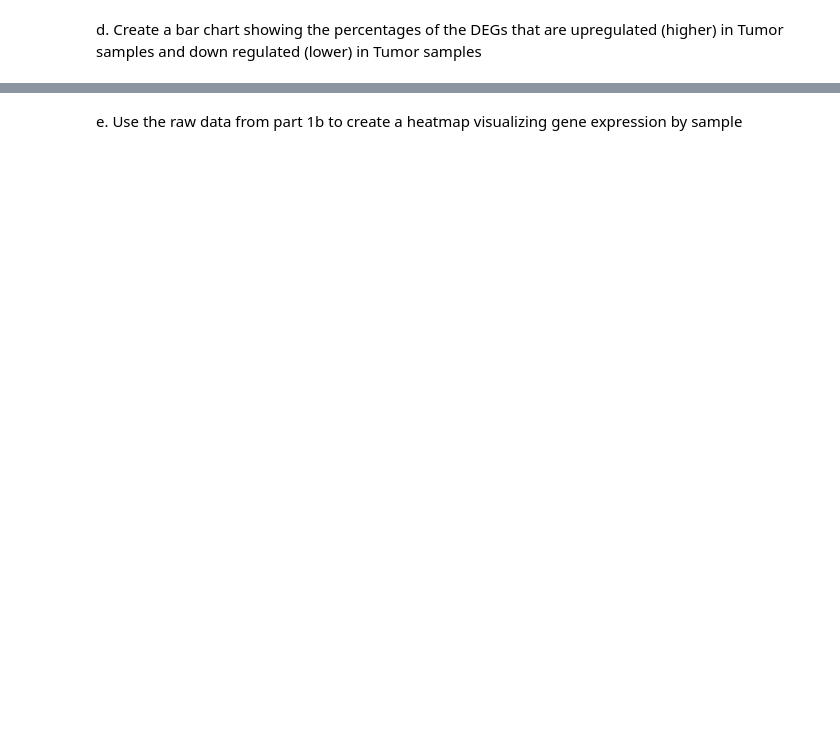
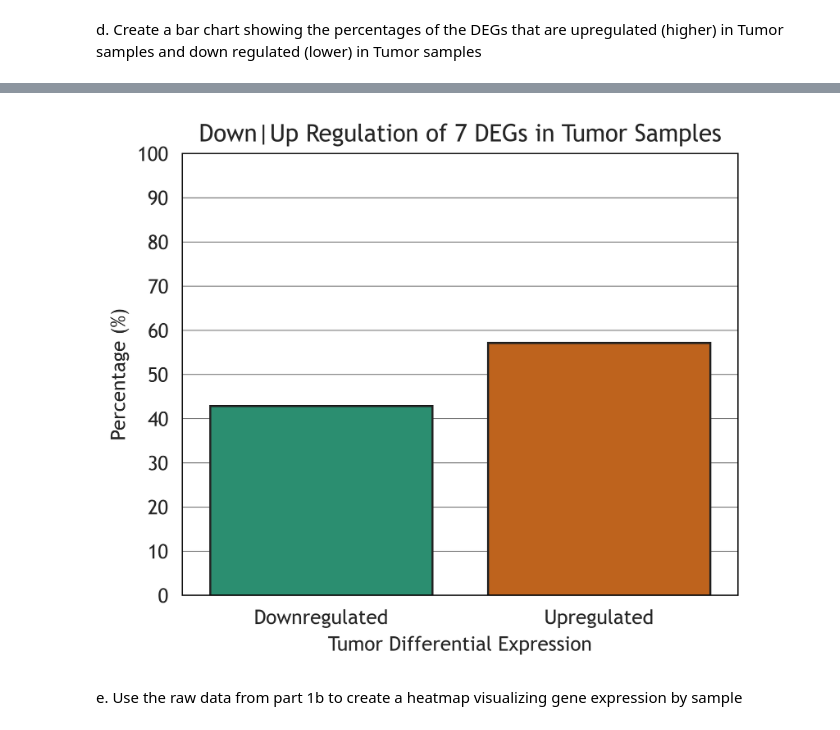
Before and after one commit to annaduraij/B573-PSI, a Jupyter notebook: Assignments/A3 - Python Data Analysis/JA-DataAnalyzer.ipynb, the cells around one changed output, grey strips where cells are left out. Saved outputs shown, nothing was run; the diff lists cells and outputs as text; code cells hidden in the pictures; blank space fills up the shorter version.

```diff
--- a/Assignments/A3 - Python Data Analysis/JA-DataAnalyzer.ipynb
+++ b/Assignments/A3 - Python Data Analysis/JA-DataAnalyzer.ipynb
@@ -637,2 +892,60 @@ d. Create a bar chart showing the percentages of the DEGs that are upregulated (
+# %%
+# Copy the Data from the Main Plot DF
+bar_class_df = plot_df.copy()
+
+# Map the 'Class' column to 'Upregulated' and 'Downregulated' based on the bar plot requirements
+bar_class_df['Tumor Differential Expression'] = bar_class_df['Class'].map({'Normal': 'Downregulated','Tumor': 'Upregulated', })
+
+# Open the Matplotlib figure and axes
+fig, bar_plot = plt.subplots(figsize=(5, 4), dpi=500)
+
+# Add a plot title
+bar_plot.set_title(f"Down|Up Regulation of {bar_class_df['Gene'].nunique()} DEGs in Tumor Samples")
+
+# Calculate the percentage of each class
+class_percents = bar_class_df['Tumor Differential Expression'].value_counts(normalize=True) * 100
+
+# Rebind the Bar plot by Class DF using the class percents series
+bar_class_df = class_percents.reset_index()
+bar_class_df.columns = ['Tumor Differential Expression', 'Percentage']
+
+# Sort the dataframe in reverse order to change the plotting order
+bar_class_df = bar_class_df.sort_values(by='Tumor Differential Expression', ascending=True)
+
+# Use Seaborn to generate a bar chart
+sns.barplot(
+    # Set the Data source for the Bar plot
+    data=bar_class_df,
+    # Name of the Categories along the X-Axis
+    x='Tumor Differential Expression',
+    # Distinguish Colors of the Bars by the Up-Regulated/Down-Regulated Column
+    hue='Tumor Differential Expression',
+    # Use the numeric percentage
+    y='Percentage',
+    # Define the Specific Subplot to Generate this Bar plot On
+    ax = bar_plot,
+    # Set borders around the Bars
+    edgecolor = '#222',
+    # Set the colormap for the Histogram
+    palette='Dark2',
+)
+
+# Apply the universal style setting
+jay_plt_ax_style_applicator(bar_plot, font_family='Trebuchet MS', enable_minor_gridlines=False, enable_minor_ticks=True, enable_horizontal_gridlines=True, enable_vertical_gridlines=False)
+
+# Set y-axis label
+bar_plot.set_ylabel('Percentage (%)')
+
+# Explicitly set the y-axis to go from 0 to 100 and draw ticks at every 25%
+bar_plot.set_ylim(0, 100)
+bar_plot.set_yticks(range(0,101,10))
+
+# Show the Plot
+plt.show()
+
+# Close the Plot to Prevent any Inconsistencies
+plt.close()
+# %% [output]
+[figure, added]
 # %% [markdown]
 e. Use the raw data from part 1b to create a heatmap visualizing gene expression by sample
```
Also changed, not shown: parts of 33 cells of this notebook.
